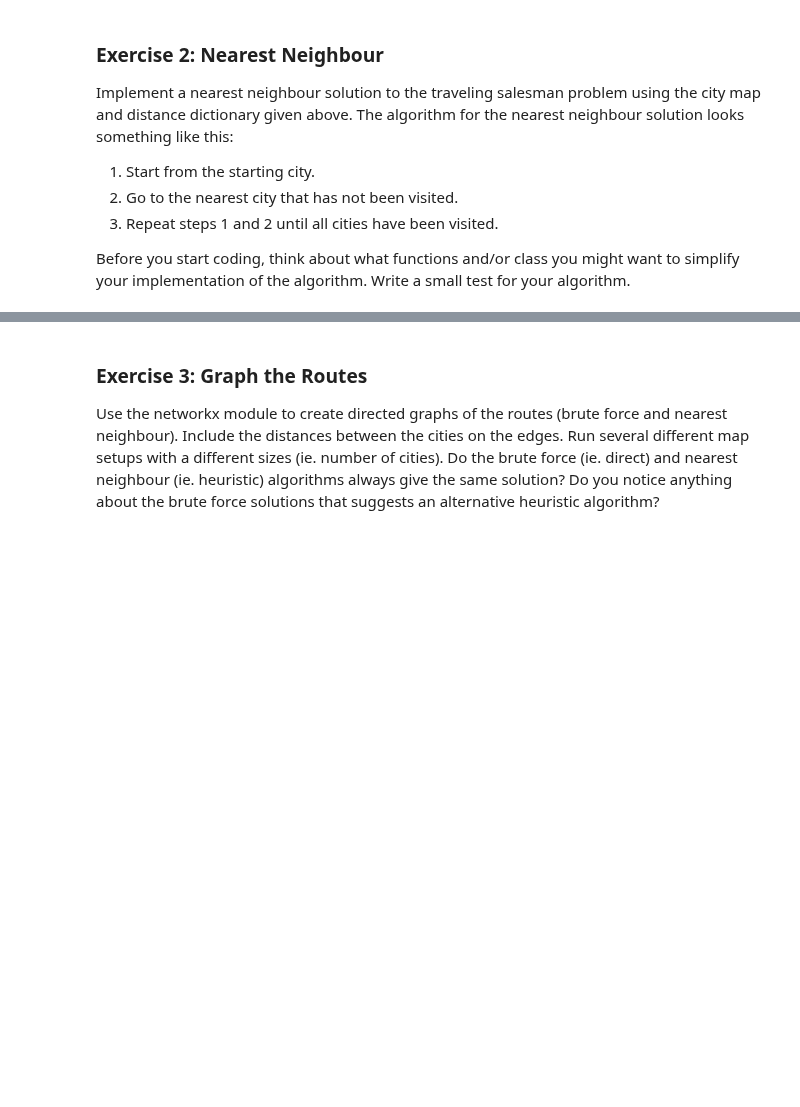
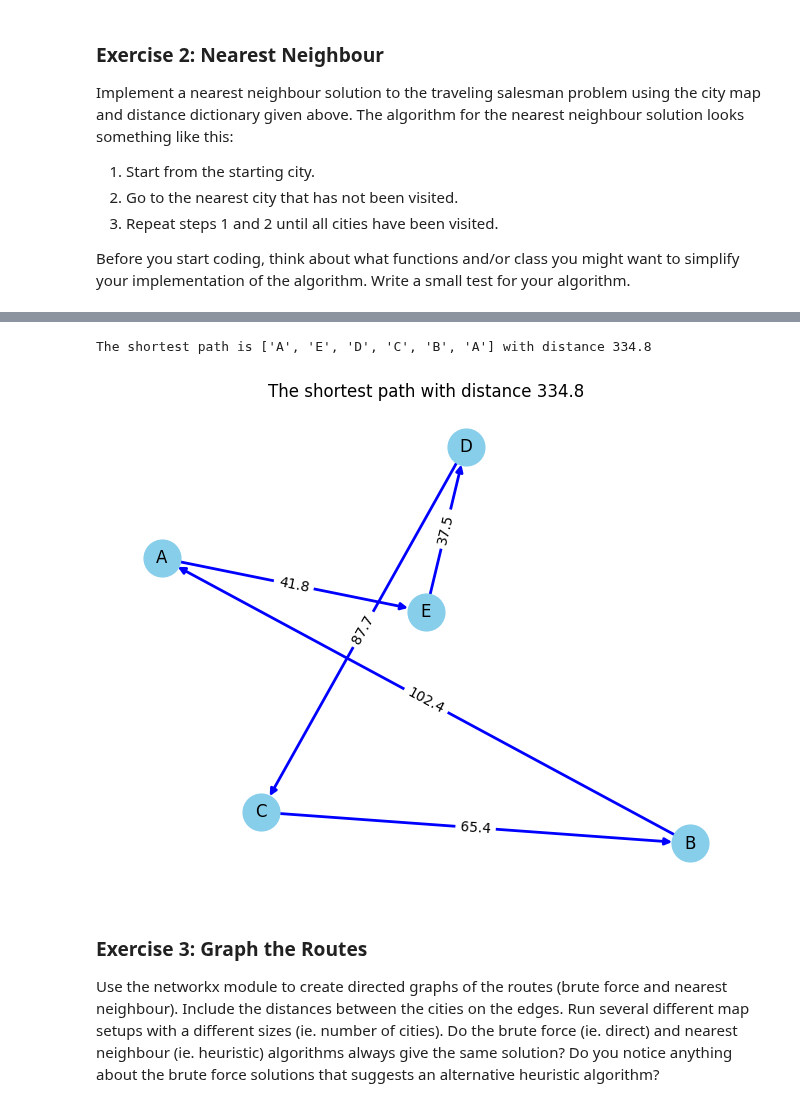
Before and after one commit to MarlaS02/comp215, a Jupyter notebook: labs/lab05_scaling.ipynb, the cells around one changed output, grey strips where cells are left out. Saved outputs shown, nothing was run; the diff lists cells and outputs as text; code cells hidden in the pictures; blank space fills up the shorter version.

```diff
--- a/labs/lab05_scaling.ipynb
+++ b/labs/lab05_scaling.ipynb
@@ -184,3 +155,66 @@ print(NearestNeighbor())
+# %%
+# Ex.2 your code here
+class Nearest_Neighbour:
+
+  def __init__(self, city_map, distances):
+    self.city_map = city_map
+    self.distances = distances
+
+  def shortest_path(self):
+    path = ['A']
+    total_distance = 0
+    current_city = 'A'
+
+    while len(path) < len(city_map):
+      min_distance = float('inf')
+      nearest_city = None
+
+      for next_stop in self.city_map:
+        if next_stop != current_city and next_stop not in path:
+          distance = distances[(current_city, next_stop)]
+          if distance < min_distance:
+            min_distance = distance
+            nearest_city = next_stop
+
+      path.append(nearest_city)
+      total_distance += distance
+      current_city = nearest_city
+
+    path.append('A')
+    total_distance += distances[(path[-2], 'A')]
+
+    return path, total_distance
+
+  def __str__(self):
+    path, total_distance = self.shortest_path()
+    return f'The shortest path is {path} with distance {total_distance}'
+
+  def graph_shortest_path(self):
+    path, total_distance = self.shortest_path()
+
+    G = nx.DiGraph()
+    pos = self.city_map
+
+    edges = [(path[i], path[i+1]) for i in range(len(path)-1)]
+    G.add_edges_from(edges)
+
+    nx.draw(G, pos, with_labels = True, node_color = 'skyblue', node_size = 700, edge_color = 'blue', arrows =True, width = 2)
+
+    edge_labels = {(u,v): self.distances[u,v] for u,v in edges}
+    nx.draw_networkx_edge_labels(G, pos, edge_labels = edge_labels)
+
+    plt.title(f'The shortest path with distance {total_distance}')
+    plt.show()
+
+city_map = setup_map(5)
+distances = calculate_distances(city_map)
+nearest_neighbour = Nearest_Neighbour(city_map, distances)
+nearest_neighbour.shortest_path()
+print(nearest_neighbour)
+nearest_neighbour.graph_shortest_path()
+# %% [output]
+The shortest path is ['A', 'E', 'D', 'C', 'B', 'A'] with distance 334.8
+[figure, added]
 # %% [markdown]
 ### Exercise 3: Graph the Routes
 
```
Also changed, not shown: parts of 5 cells of this notebook.
